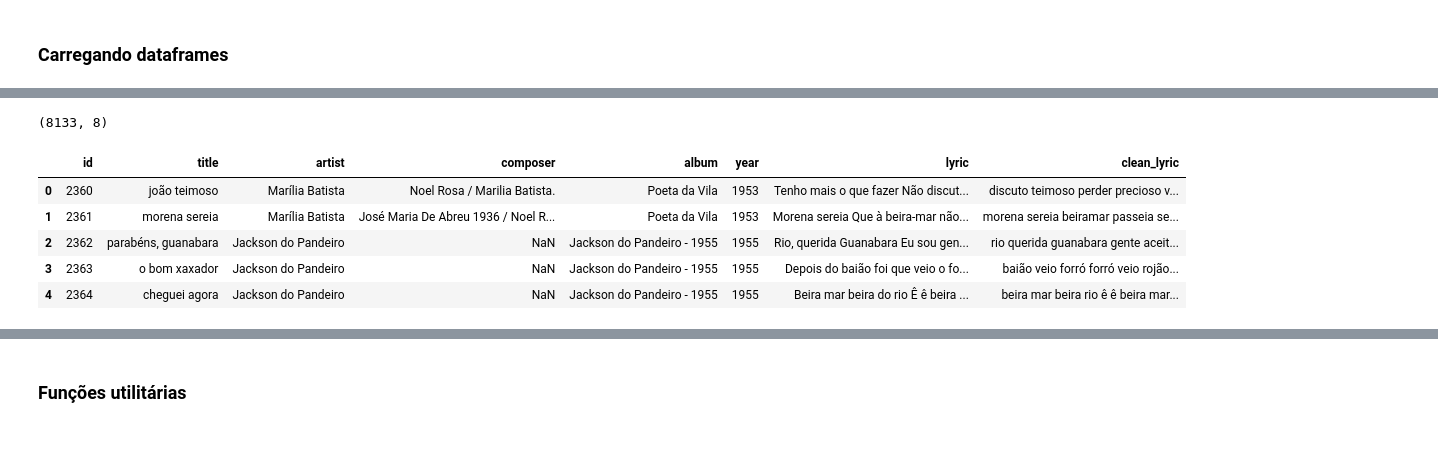
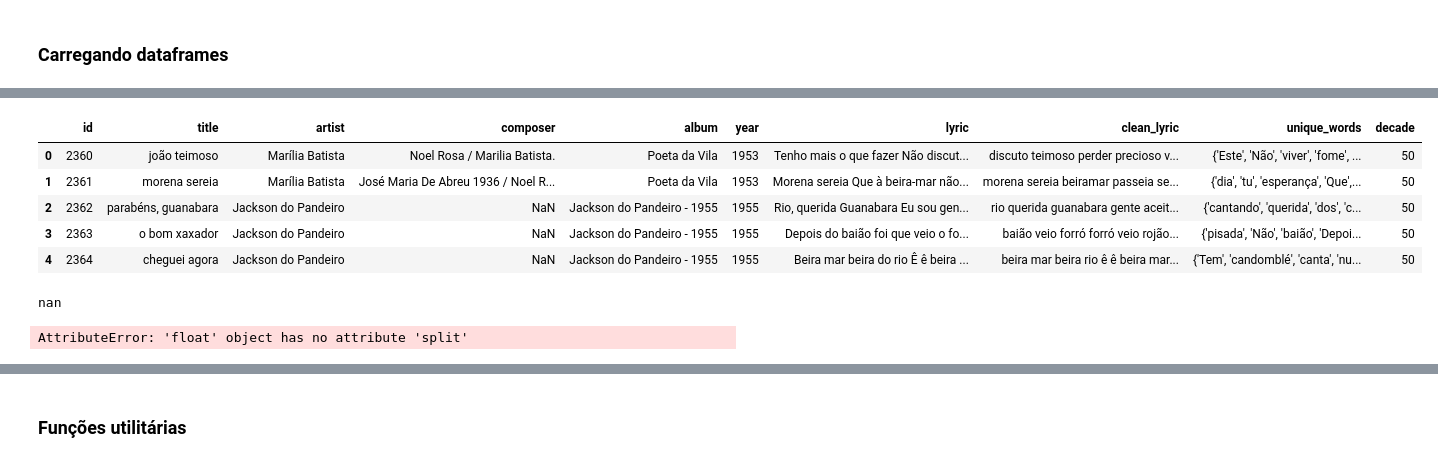
Before and after one commit to mateus-lourenco/emotion-mining-and-sentiment-analysis, a Jupyter notebook: preprocessing.ipynb, the cells around one changed output, grey strips where cells are left out. Saved outputs shown, nothing was run; the diff lists cells and outputs as text; code cells hidden in the pictures.

```diff
--- a/preprocessing.ipynb
+++ b/preprocessing.ipynb
@@ -65,14 +84,17 @@ df.to_csv('clean_lyrics.csv', index=False)
 # %%
 df = pd.read_csv('./clean_lyrics.csv')
-df.shape
+df.head()
 # %% [output]
-(8133, 8)
+|  | id | title | artist | composer | album | year | lyric | clean_lyric | unique_words | decade |
+| 0 | 2360 | joão teimoso | Marília Batista | Noel Rosa / Marilia Batista. | Poeta da Vila | 1953 | Tenho mais o que fazer Não discut... | discuto teimoso perder precioso v... | {'Este', 'Não', 'viver', 'fome', ... | 50 |
+| 1 | 2361 | morena sereia | Marília Batista | José Maria De Abreu 1936 / Noel R... | Poeta da Vila | 1953 | Morena sereia Que à beira-mar não... | morena sereia beiramar passeia se... | {'dia', 'tu', 'esperança', 'Que',... | 50 |
+| 2 | 2362 | parabéns, guanabara | Jackson do Pandeiro | NaN | Jackson do Pandeiro - 1955 | 1955 | Rio, querida Guanabara Eu sou gen... | rio querida guanabara gente aceit... | {'cantando', 'querida', 'dos', 'c... | 50 |
+| 3 | 2363 | o bom xaxador | Jackson do Pandeiro | NaN | Jackson do Pandeiro - 1955 | 1955 | Depois do baião foi que veio o fo... | baião veio forró forró veio rojão... | {'pisada', 'Não', 'baião', 'Depoi... | 50 |
+| 4 | 2364 | cheguei agora | Jackson do Pandeiro | NaN | Jackson do Pandeiro - 1955 | 1955 | Beira mar beira do rio Ê ê beira ... | beira mar beira rio ê ê beira mar... | {'Tem', 'candomblé', 'canta', 'nu... | 50 |
-# %%
-df.head()
-# %% [output]
-|  | id | title | artist | composer | album | year | lyric | clean_lyric |
-| 0 | 2360 | joão teimoso | Marília Batista | Noel Rosa / Marilia Batista. | Poeta da Vila | 1953 | Tenho mais o que fazer Não discut... | discuto teimoso perder precioso v... |
-| 1 | 2361 | morena sereia | Marília Batista | José Maria De Abreu 1936 / Noel R... | Poeta da Vila | 1953 | Morena sereia Que à beira-mar não... | morena sereia beiramar passeia se... |
-| 2 | 2362 | parabéns, guanabara | Jackson do Pandeiro | NaN | Jackson do Pandeiro - 1955 | 1955 | Rio, querida Guanabara Eu sou gen... | rio querida guanabara gente aceit... |
-| 3 | 2363 | o bom xaxador | Jackson do Pandeiro | NaN | Jackson do Pandeiro - 1955 | 1955 | Depois do baião foi que veio o fo... | baião veio forró forró veio rojão... |
-| 4 | 2364 | cheguei agora | Jackson do Pandeiro | NaN | Jackson do Pandeiro - 1955 | 1955 | Beira mar beira do rio Ê ê beira ... | beira mar beira rio ê ê beira mar... |
+# %%
+# gerando colunas de palavras únicas
+df['unique_words'] = df['clean_lyric'].apply(generate_unique)
+df.head()
+# %% [output]
+nan
+AttributeError: 'float' object has no attribute 'split'
```
Also changed, not shown: parts of 11 cells of this notebook, 2 other files.
